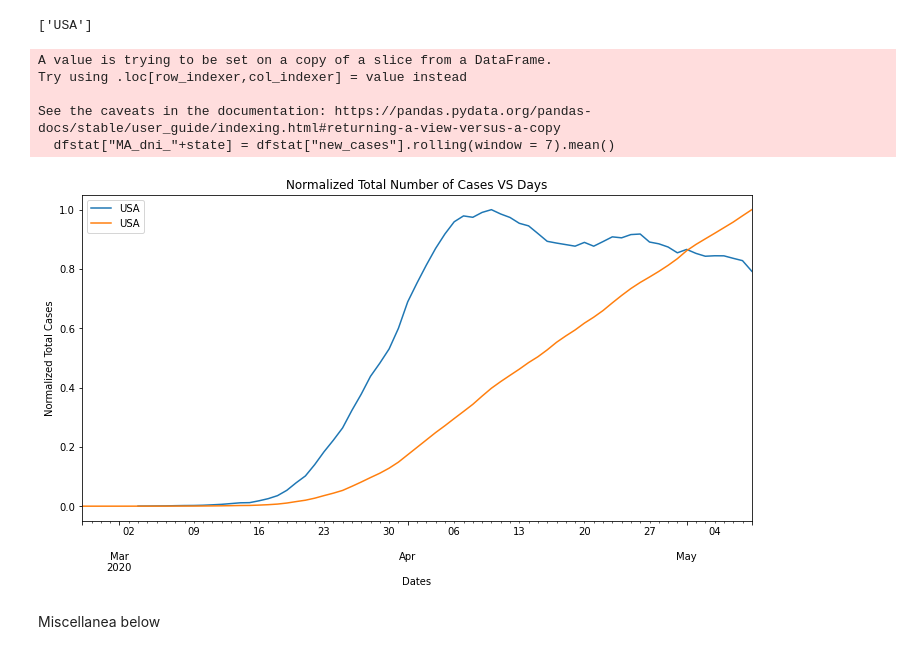
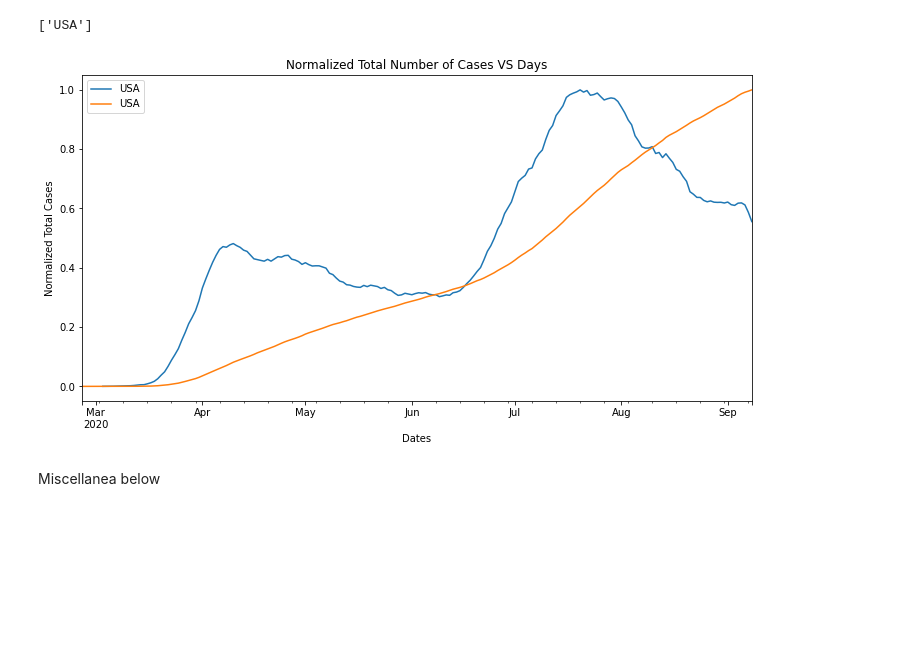
Before and after one commit to RMilock/ComplexSpread, a Jupyter notebook: CSSE_JHU/data_viz.ipynb, the cells around one changed output. Cells and saved outputs as stored; diff of their text form; code cells hidden in the pictures; blank space fills up the shorter version.

```diff
--- a/CSSE_JHU/data_viz.ipynb
+++ b/CSSE_JHU/data_viz.ipynb
@@ -32,30 +32,26 @@ states
 # %% [output]
 ['USA']
 # %%
-start_date = "2020-02-25"; end_date = "2020-05-08"
-mask = (dg.index > start_date) & (dg.index <= end_date)
-dg = dg.loc[mask]
+start_date = "2020-02-25"; end_date = "2020-09-08"
+
 def dfstate(state, dg, st_dt, end_dt, ax):
     dfstat = dg[dg["iso_code"]==state]
+    mask = (dfstat.index > start_date) & (dfstat.index <= end_date)
+    dfstat = dfstat.loc[mask]
     dfstat["MA_dni_"+state] = dfstat["new_cases"].rolling(window = 7).mean()
     dfstat = dfstat.iloc[:,1:].apply(lambda x: x / x.max(), axis=0)
     dfstat["MA_dni_"+state].plot(ax = axs, label = state)
     dfstat["total_cases"].plot(ax = axs, label = state)
 
 import matplotlib.pyplot as plt
 fig, axs = plt.subplots(figsize=(12, 6))
 for state in states:
     dfstate(state, dg = dg, st_dt = start_date, end_dt = end_date, ax = axs)
 plt.xlabel("Dates"); plt.ylabel("Normalized Total Cases"); plt.title("Normalized Total Number of Cases VS Days")
 plt.legend()
 plt.show()
 # %% [output]
-A value is trying to be set on a copy of a slice from a DataFrame.
-Try using .loc[row_indexer,col_indexer] = value instead
-
-See the caveats in the documentation: https://pandas.pydata.org/pandas-docs/stable/user_guide/indexing.html#returning-a-view-versus-a-copy
-  dfstat["MA_dni_"+state] = dfstat["new_cases"].rolling(window = 7).mean()
-[figure, old version]
+[figure, new version]
 # %% [markdown]
 Miscellanea below
 # %%
```
